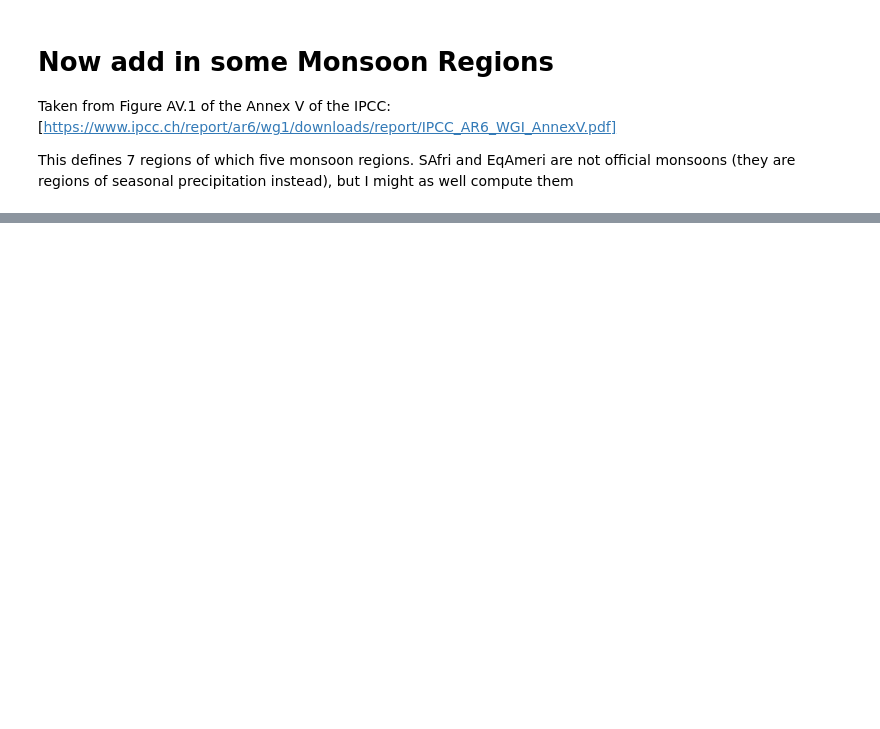
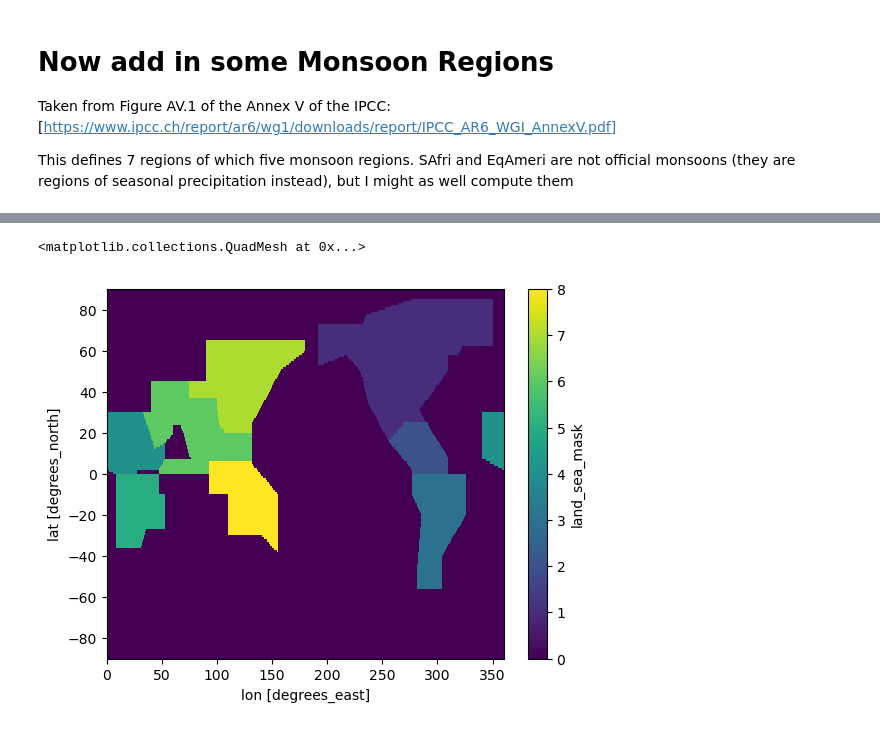
Before and after one commit to pmip4/CVDP-ncl, a Jupyter notebook: misc_scripts/make_AR6_region_mask.ipynb, the cells around one changed output, grey strips where cells are left out. Cells and saved outputs as stored; diff of their text form; code cells hidden in the pictures; blank space fills up the shorter version.

```diff
--- a/misc_scripts/make_AR6_region_mask.ipynb
+++ b/misc_scripts/make_AR6_region_mask.ipynb
@@ -77,0 +224,9 @@ AR6_monsoons
+# %%
+AR6_monsoons.data= np.where((within_sasia == 1) &
+     (regionmask.defined_regions.ar6.all.mask(landsea.lon, landsea.lat) == 35),
+      6, AR6_monsoons.data) # Finally steal part of East Asia from the East Asian Monsoon
+
+AR6_monsoons.plot()
+# %% [output]
+<matplotlib.collections.QuadMesh at 0x...>
+[figure, added]
```
Also changed, not shown: parts of 13 cells of this notebook, 1 other file.
